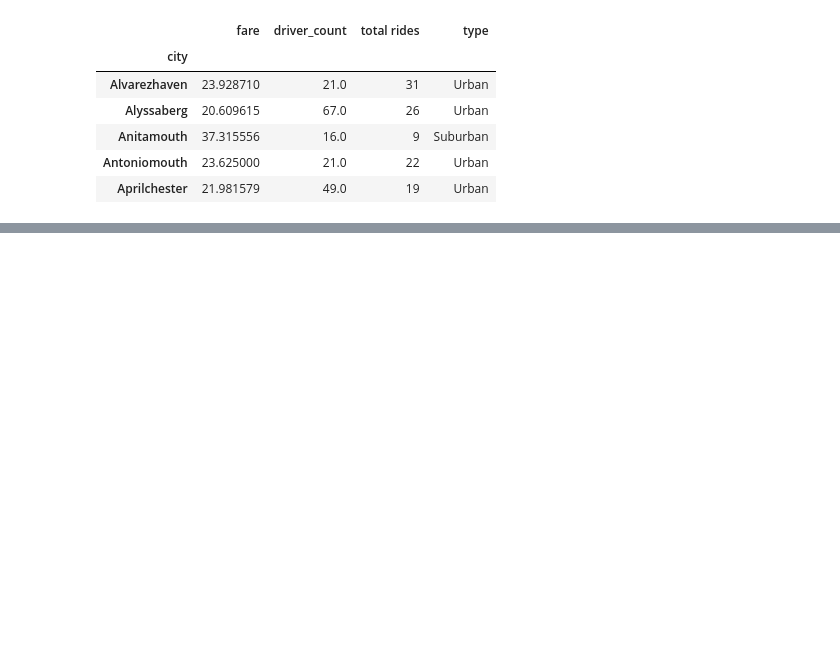
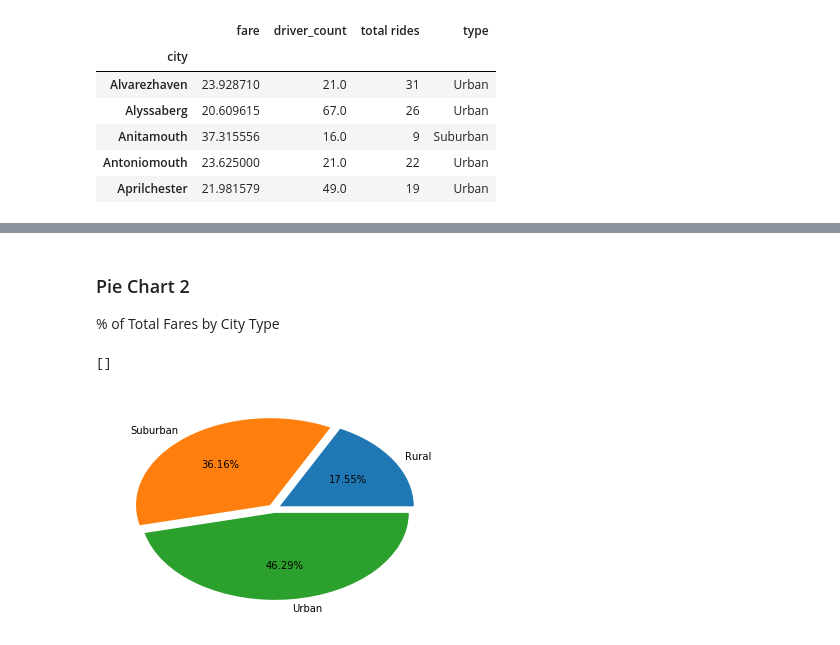
Before and after one commit to paulgarias/ThePowerOfPlots, a Jupyter notebook: Pyber/Analysis.ipynb, the cells around one changed output, grey strips where cells are left out. Drawn from its saved outputs; the diff is of its cells as text; code cells hidden in the pictures; blank space fills up the shorter version.

```diff
--- a/Pyber/Analysis.ipynb
+++ b/Pyber/Analysis.ipynb
@@ -68,0 +87,11 @@ City Type (Urban, Suburban, Rural)
+# %% [markdown]
+### Pie Chart 2
+% of Total Fares by City Type
+# %%
+percent_total_fare = list(df_summary.reset_index().groupby('type').sum()['fare']/df_summary.reset_index().groupby('type').sum()['fare'].sum()*100)
+type_labels = list(df_summary.reset_index().groupby('type').sum()['fare'].index)
+plt.pie(percent_total_fare,labels=type_labels,explode=[0.05,0.05,0.05],autopct='{:5.2f}%'.format)
+plt.plot()
+# %% [output]
+[]
+[figure, added]
```
Also changed, not shown: parts of 7 cells of this notebook.
